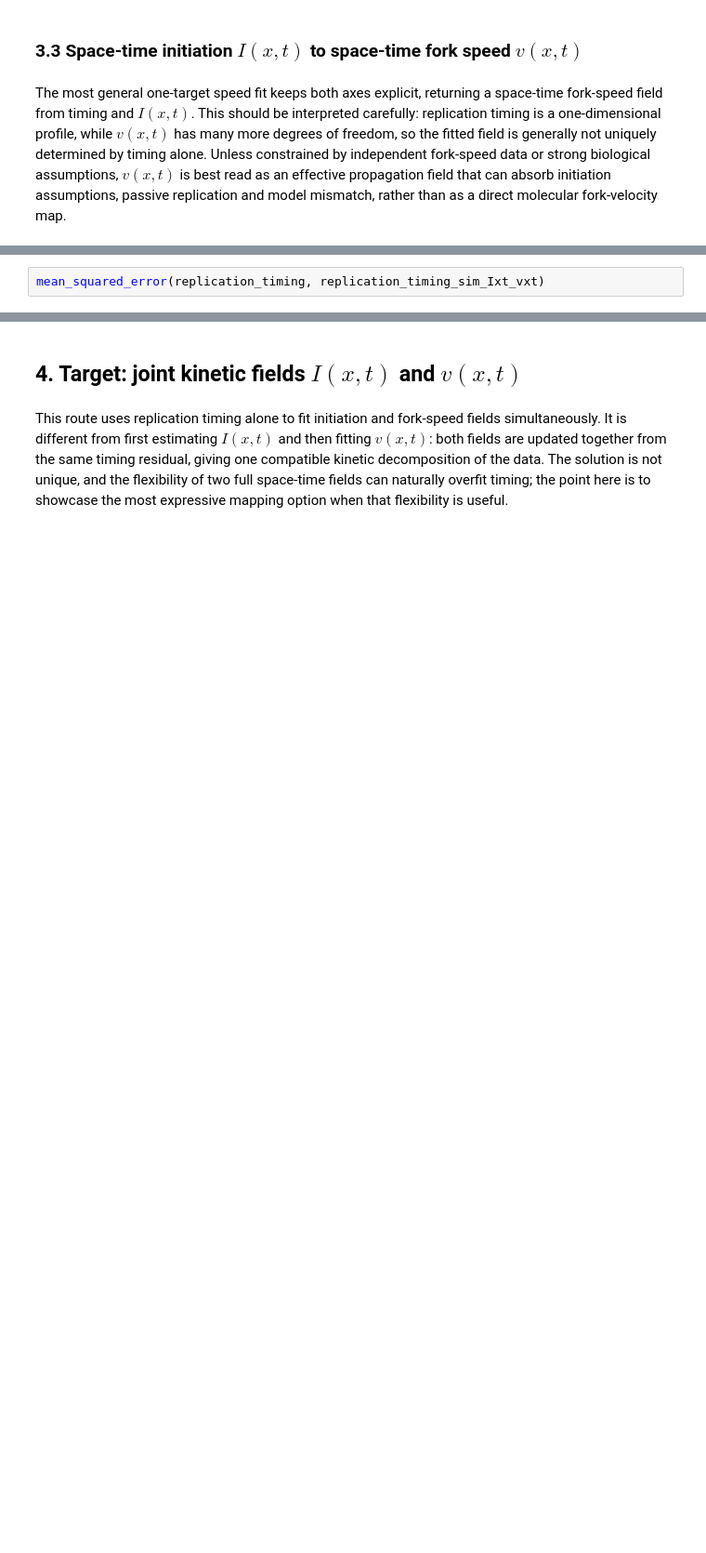
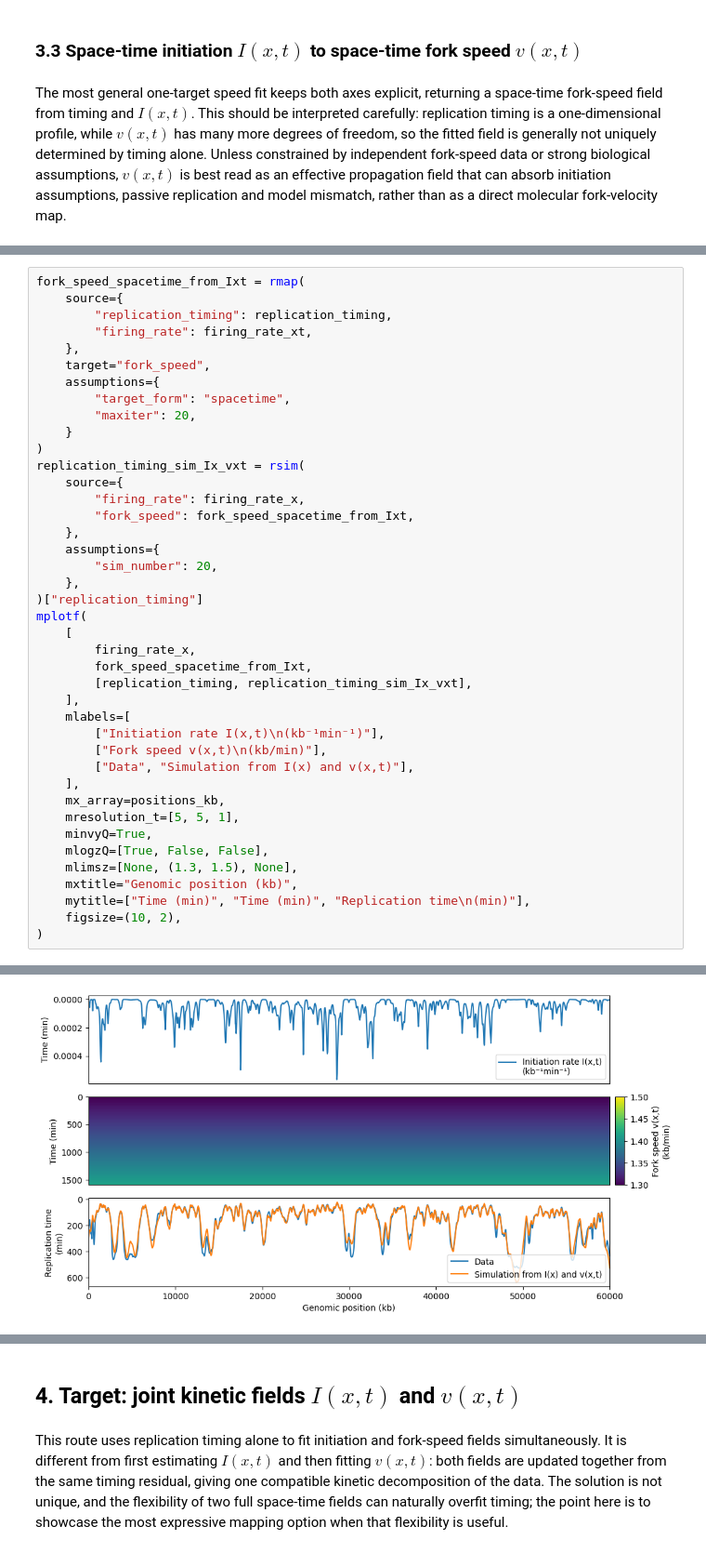
Before and after one commit to fberkemeier/DNAscape, a Jupyter notebook: examples/2-mapping.ipynb, the cells around one changed output, grey strips where cells are left out. Shown at 93% size. Saved outputs shown, nothing was run; the diff lists cells and outputs as text; blank space fills up the shorter version.

```diff
--- a/examples/2-mapping.ipynb
+++ b/examples/2-mapping.ipynb
@@ -520,3 +518,42 @@ mplotf(
 # %%
-mean_squared_error(replication_timing, replication_timing_sim_Ixt_vxt)
+fork_speed_spacetime_from_Ixt = rmap(
+    source={
+        "replication_timing": replication_timing,
+        "firing_rate": firing_rate_xt,
+    },
+    target="fork_speed",
+    assumptions={
+        "target_form": "spacetime",
+        "maxiter": 20,
+    }
+)
+replication_timing_sim_Ix_vxt = rsim(
+    source={
+        "firing_rate": firing_rate_x,
+        "fork_speed": fork_speed_spacetime_from_Ixt,
+    },
+    assumptions={
+        "sim_number": 20,
+    },
+)["replication_timing"]
+mplotf(
+    [
+        firing_rate_x,
+        fork_speed_spacetime_from_Ixt,
+        [replication_timing, replication_timing_sim_Ix_vxt],
+    ],
+    mlabels=[
+        ["Initiation rate I(x,t)\n(kb⁻¹min⁻¹)"],
+        ["Fork speed v(x,t)\n(kb/min)"],
+        ["Data", "Simulation from I(x) and v(x,t)"],
+    ],
+    mx_array=positions_kb,
+    mresolution_t=[5, 5, 1],
+    minvyQ=True,
+    mlogzQ=[True, False, False],
+    mlimsz=[None, (1.3, 1.5), None],
+    mxtitle="Genomic position (kb)",
+    mytitle=["Time (min)", "Time (min)", "Replication time\n(min)"],
+    figsize=(10, 2),
+)
 # %% [output]
@@ -523,0 +564 @@ mean_squared_error(replication_timing, replication_timing_sim_Ixt_vxt)
+[figure, added]
```
Also changed, not shown: parts of 39 cells of this notebook, 7 other files.
